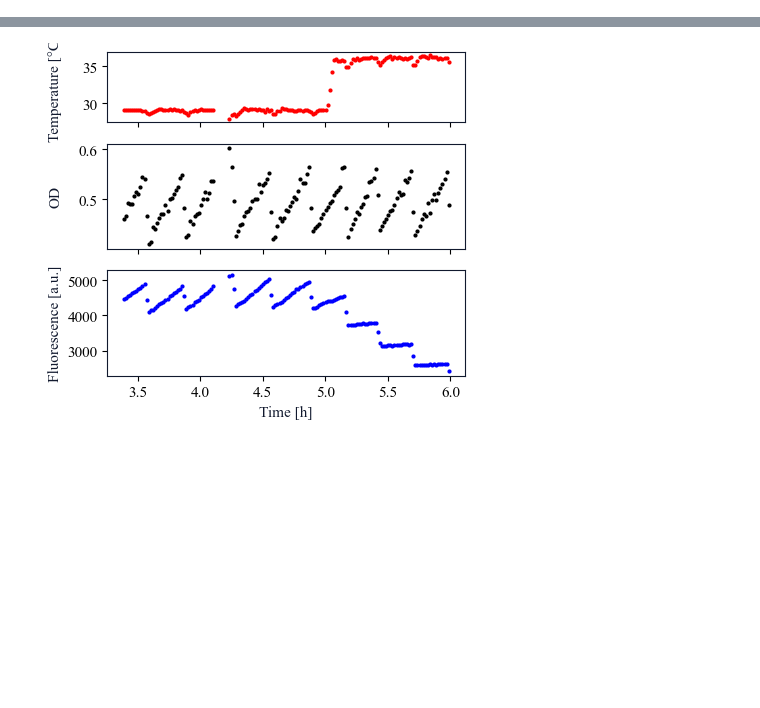
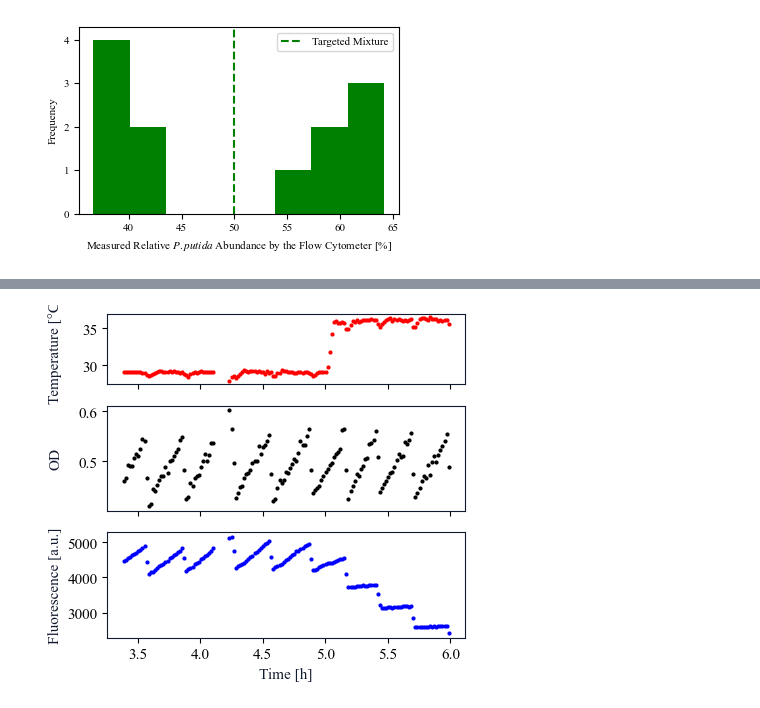
Before and after one commit to Janmorlock/PopEst, a Jupyter notebook: ScrapScript.ipynb, the cells around one changed output, grey strips where cells are left out. Cells and saved outputs as stored; diff of their text form; code cells hidden in the pictures; blank space fills up the shorter version.

```diff
--- a/ScrapScript.ipynb
+++ b/ScrapScript.ipynb
@@ -0,0 +5,53 @@
+# %%
+## Plot od versus cell count comparison
+import matplotlib.pyplot as plt
+import matplotlib
+import numpy as np
+
+from CbDataParams import CbDataParam
+from CbData import CbData
+from config.params import Params
+# SPECIFY DATA
+data_names = ['081-2', '081-3', '083-2', '083-5']
+# data_names = ['081-3']
+pp_color = 'g' # '#FF9800'
+
+len_d = len(data_names)
+cbParamAll = [CbDataParam(data_names[d]) for d in range(len_d)]
+cbParamAll[1].n_reactors = 3
+cbParamAll[1].file_ind = cbParamAll[1].file_ind[3:6]
+cbParamAll[1].cb_fc_ec = cbParamAll[1].cb_fc_ec[3:6]
+cbParamAll[3-1].n_reactors = 2
+cbParamAll[3-1].file_ind = cbParamAll[3-1].file_ind[0:2]
+cbParamAll[3-1].cb_fc_ec = cbParamAll[3-1].cb_fc_ec[0:2]
+cbParamAll[4-1].n_reactors = 3
+cbParamAll[4-1].file_ind = cbParamAll[4-1].file_ind[1:4]
+cbParamAll[4-1].cb_fc_ec = cbParamAll[4-1].cb_fc_ec[1:4]
+cbDataAll = [CbData(cbParamAll[d]) for d in range(len_d)]
+parameters = Params().default
+
+# ANALYSIS
+matplotlib.style.use('default')
+matplotlib.rcParams['pdf.fonttype'] = 42
+matplotlib.rcParams['ps.fonttype'] = 42
+plt.rcParams['font.family'] = 'Times New Roman'
+plt.rcParams['font.size'] = 8
+plt.rcParams["mathtext.fontset"] = 'stix'
+fig, ax = plt.subplots(1,1,sharey='all',sharex='all')
+fig.set_figheight(2.5)
+fig.set_figwidth(3.75)
+
+fc_od = np.array([(100 - cbParamAll[d].cb_fc_ec[j][0]) - cbDataAll[d].p_est[j][0]*100  + 50 for d in range(len_d) for j in range(cbParamAll[d].n_reactors)])
+
+ax.hist(fc_od, bins=8, color = pp_color)
+ax.vlines(50,0,5, color = pp_color, linestyle='dashed', label = 'Targeted Mixture')
+ax.set_ylim([0,4.3])
+# ax.set_yticks([0,1,2,3])
+ax.set_ylabel('Frequency')
+ax.set_xlabel('Measured Relative $P. putida$ Abundance by the Flow Cytometer [%]')
+ax.legend()
+fig.tight_layout()
+
+fig.savefig('/Users/janmorlock/Documents/Ausbildung/Master/MasterProject/FiguresReport/Z_odToCell.pdf', transparent=True)
+# %% [output]
+[figure, added]
```
Also changed, not shown: parts of 17 cells of this notebook, 12 other files.
